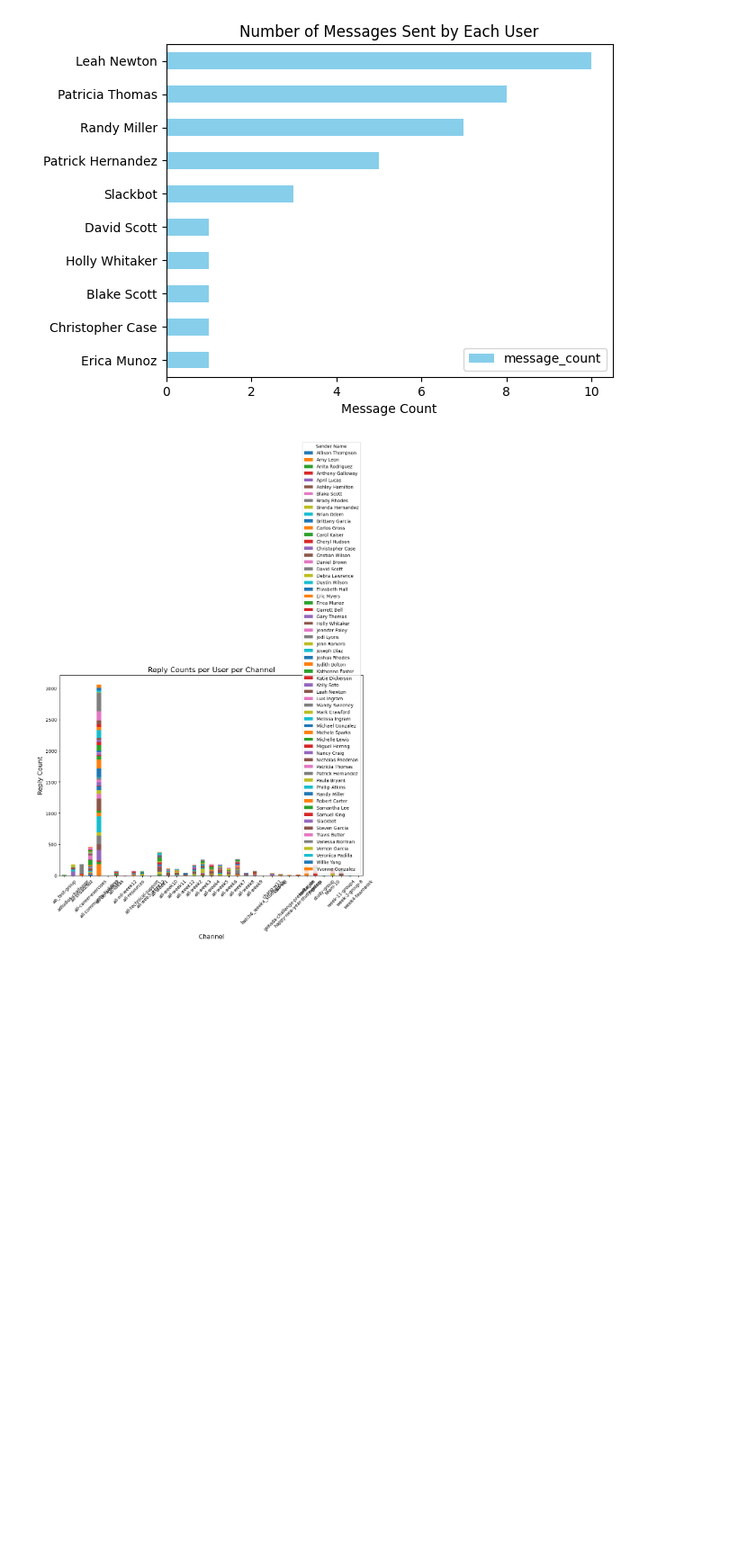
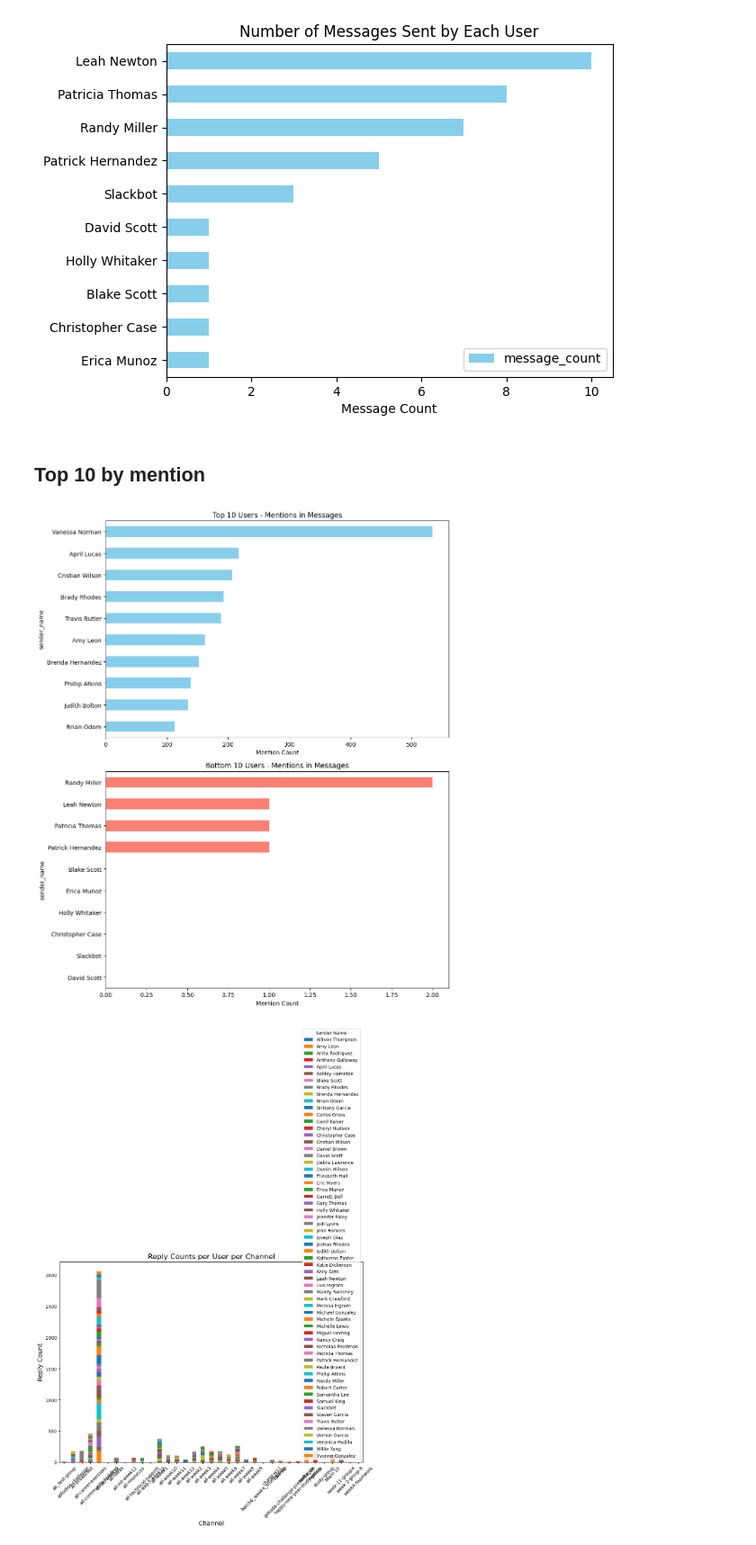
Before and after one commit to biniyam69/tenx-tasks, a Jupyter notebook: notebooks/parse_slack_data.ipynb, the cells around one changed output. Shown: that part at 90% size. Drawn from its saved outputs; the diff is of its cells as text; code cells hidden in the pictures; blank space fills up the shorter version.

Commit message:
Visualization of the top 10 and bottom 10 users by mention count

```diff
--- a/notebooks/parse_slack_data.ipynb
+++ b/notebooks/parse_slack_data.ipynb
@@ -336,6 +336,33 @@ plt.show()
 # %% [output]
 <Figure size 1000x800 with 0 Axes>
 [figure]
+# %% [markdown]
+## Top 10 by mention
+# %%
+#Top 10 users with the highest number of mentions
+mention_counts = parsed_data['msg_content'].str.count('@\w+')
+
+user_mention_counts = mention_counts.groupby(parsed_data['sender_name']).sum().sort_values(ascending=False)
+
+top_10_users_mentions = user_mention_counts.nlargest(10)
+bottom_10_users_mentions = user_mention_counts.nsmallest(10)
+
+fig, axs = plt.subplots(2, 1, figsize=(10, 12))
+
+# Top 10 users by mention count
+top_10_users_mentions.sort_values().plot(kind='barh', ax=axs[0], color='skyblue')
+axs[0].set_xlabel('Mention Count')
+axs[0].set_title('Top 10 Users - Mentions in Messages')
+
+# Bottom 10 users by mention count
+bottom_10_users_mentions.sort_values().plot(kind='barh', ax=axs[1], color='salmon')
+axs[1].set_xlabel('Mention Count')
+axs[1].set_title('Bottom 10 Users - Mentions in Messages')
+
+plt.tight_layout()
+plt.show()
+# %% [output]
+[figure, added]
 # %%
 # Visualize reply counts per user per channel
 draw_user_reaction(parsed_data)
```
